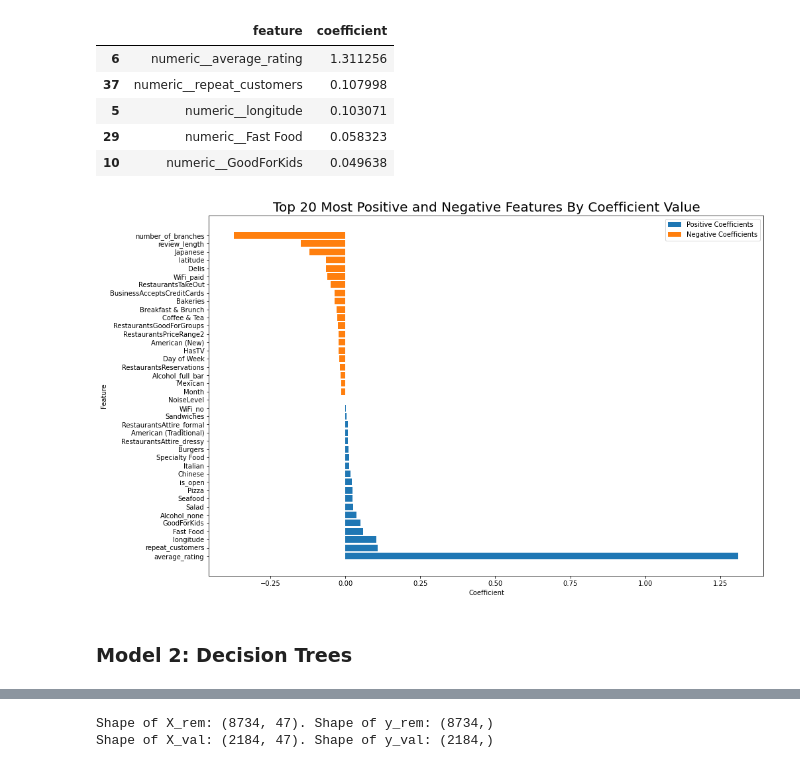
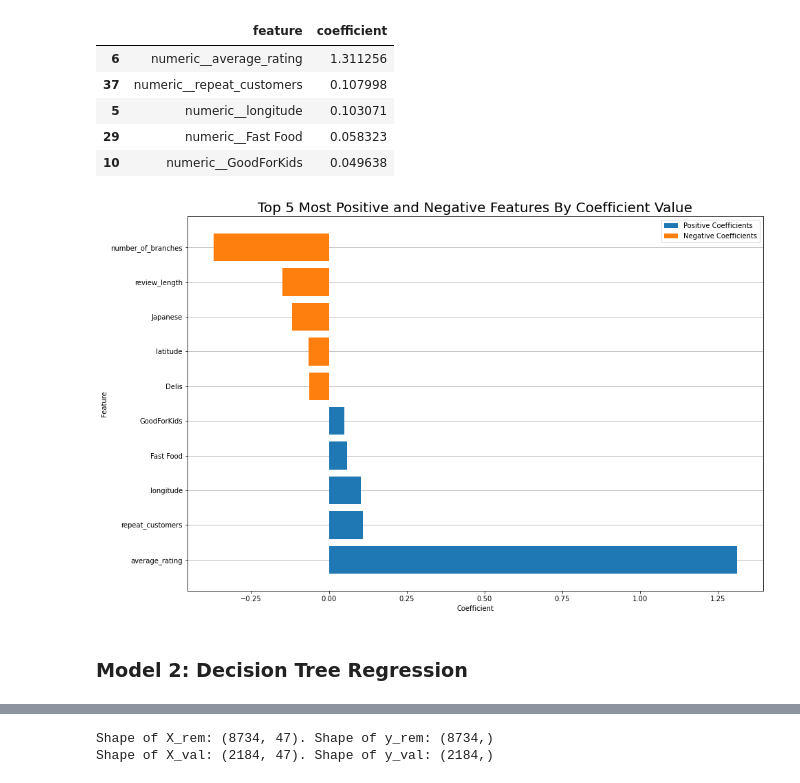
Before and after one commit to allistaircota/rate_my_restaurant, a Jupyter notebook: notebooks/NB3-Model_Setup_and_Evaluation.ipynb, the cells around one changed output, grey strips where cells are left out. Cells and saved outputs as stored; diff of their text form; code cells hidden in the pictures.

```diff
--- a/notebooks/NB3-Model_Setup_and_Evaluation.ipynb
+++ b/notebooks/NB3-Model_Setup_and_Evaluation.ipynb
@@ -1567,17 +1705,21 @@ remaining_coef_df.head()
 | 10 | numeric__GoodForKids | 0.049638 |
 # %%
 plt.figure(figsize=(15,10))
-plt.title('Top 20 Most Positive and Negative Features By Coefficient Value', fontsize=20)
+plt.title('Top 5 Most Positive and Negative Features By Coefficient Value', fontsize=20)
 plt.xlabel('Coefficient')
 plt.ylabel('Feature')
-plt.barh(remaining_coef_df['feature'].str.replace('numeric__', '').head(20),
-         remaining_coef_df.head(20)["coefficient"], label='Positive Coefficients')
-plt.barh(remaining_coef_df['feature'].str.replace('numeric__', '').tail(20),
-         remaining_coef_df.tail(20)["coefficient"], label='Negative Coefficients')
+plt.barh(remaining_coef_df['feature'].str.replace('numeric__', '').head(5),
+         remaining_coef_df.head(5)["coefficient"], label='Positive Coefficients')
+plt.barh(remaining_coef_df['feature'].str.replace('numeric__', '').tail(5),
+         remaining_coef_df.tail(5)["coefficient"], label='Negative Coefficients')
 plt.legend()
+axes = plt.gca()
+axes.set_axisbelow(True)
+axes.yaxis.grid()
+plt.savefig('attribute_coefficients.png', dpi=300)
 
 plt.show()
 # %% [output]
-[figure, old version]
+[figure, new version]
 # %% [markdown]
-### Model 2: Decision Trees
+### Model 2: Decision Tree Regression
```
Also changed, not shown: parts of 61 cells of this notebook.
